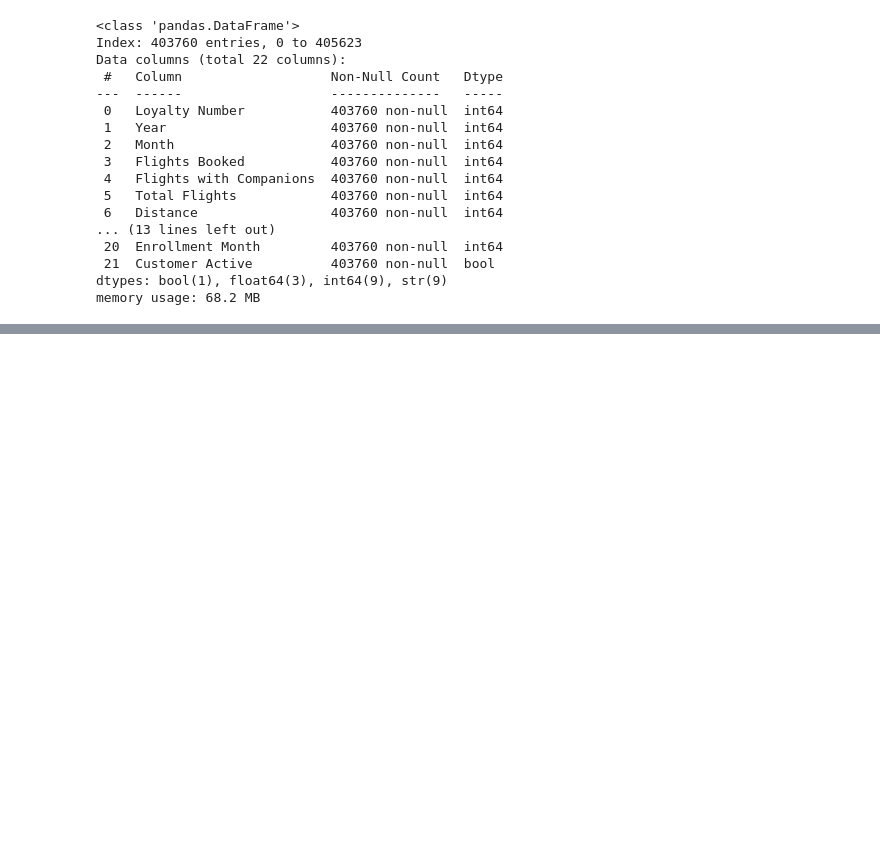
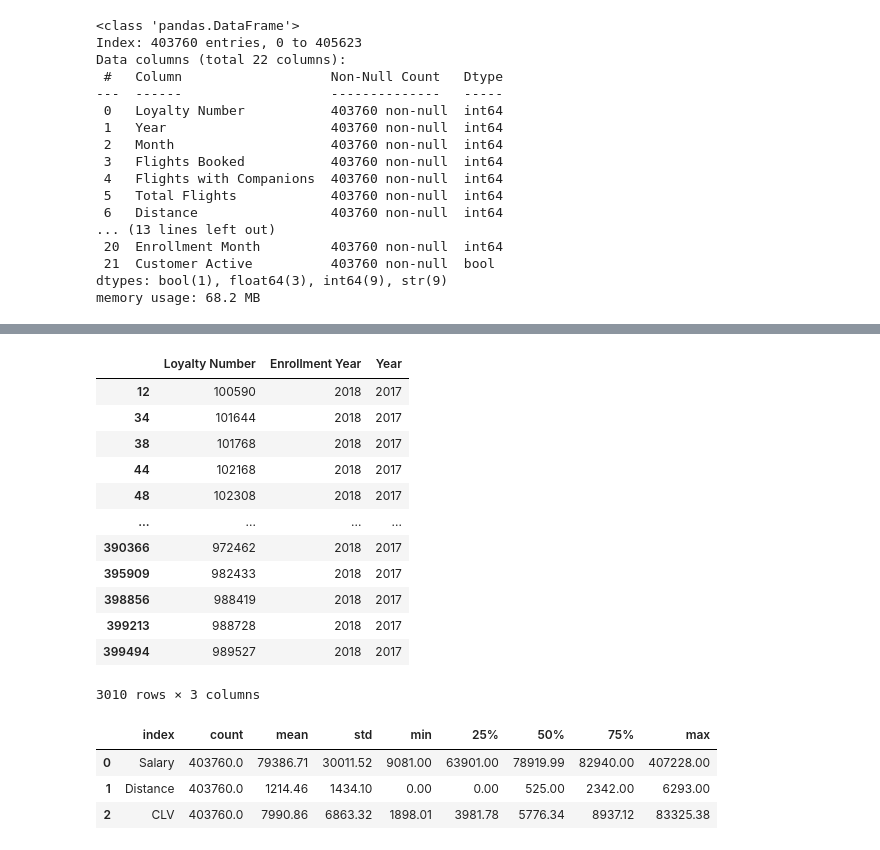
Before and after one commit to Adalab/bda-modulo-3-evaluacion-final-MATC-90, a Jupyter notebook: src/notebooks/01_EDA_Merge_and_Cleaning.ipynb, the cells around one changed output, grey strips where cells are left out. Drawn from its saved outputs; the diff is of its cells as text; code cells hidden in the pictures; blank space fills up the shorter version.

```diff
--- a/src/notebooks/01_EDA_Merge_and_Cleaning.ipynb
+++ b/src/notebooks/01_EDA_Merge_and_Cleaning.ipynb
@@ -396,0 +435,25 @@ df_merge.sample(5)
+# %%
+# Show unique customers with chronological inconsistency
+df_merge[df_merge['Enrollment Year'] > df_merge['Year']][['Loyalty Number', 'Enrollment Year', 'Year']].drop_duplicates(subset=['Loyalty Number'])
+# %% [output]
+|  | Loyalty Number | Enrollment Year | Year |
+| 12 | 100590 | 2018 | 2017 |
+| 34 | 101644 | 2018 | 2017 |
+| 38 | 101768 | 2018 | 2017 |
+| 44 | 102168 | 2018 | 2017 |
+| 48 | 102308 | 2018 | 2017 |
+| ... | ... | ... | ... |
+| 390366 | 972462 | 2018 | 2017 |
+| 395909 | 982433 | 2018 | 2017 |
+| 398856 | 988419 | 2018 | 2017 |
+| 399213 | 988728 | 2018 | 2017 |
+| 399494 | 989527 | 2018 | 2017 |
+3010 rows × 3 columns
+# %%
+# Check summary statistics for outliers in key numeric columns
+round(df_merge[['Salary', 'Distance', 'CLV']].describe(), 2).T.reset_index()
+# %% [output]
+|  | index | count | mean | std | min | 25% | 50% | 75% | max |
+| 0 | Salary | 403760.0 | 79386.71 | 30011.52 | 9081.00 | 63901.00 | 78919.99 | 82940.00 | 407228.00 |
+| 1 | Distance | 403760.0 | 1214.46 | 1434.10 | 0.00 | 0.00 | 525.00 | 2342.00 | 6293.00 |
+| 2 | CLV | 403760.0 | 7990.86 | 6863.32 | 1898.01 | 3981.78 | 5776.34 | 8937.12 | 83325.38 |
```
Also changed, not shown: parts of 28 cells of this notebook.
